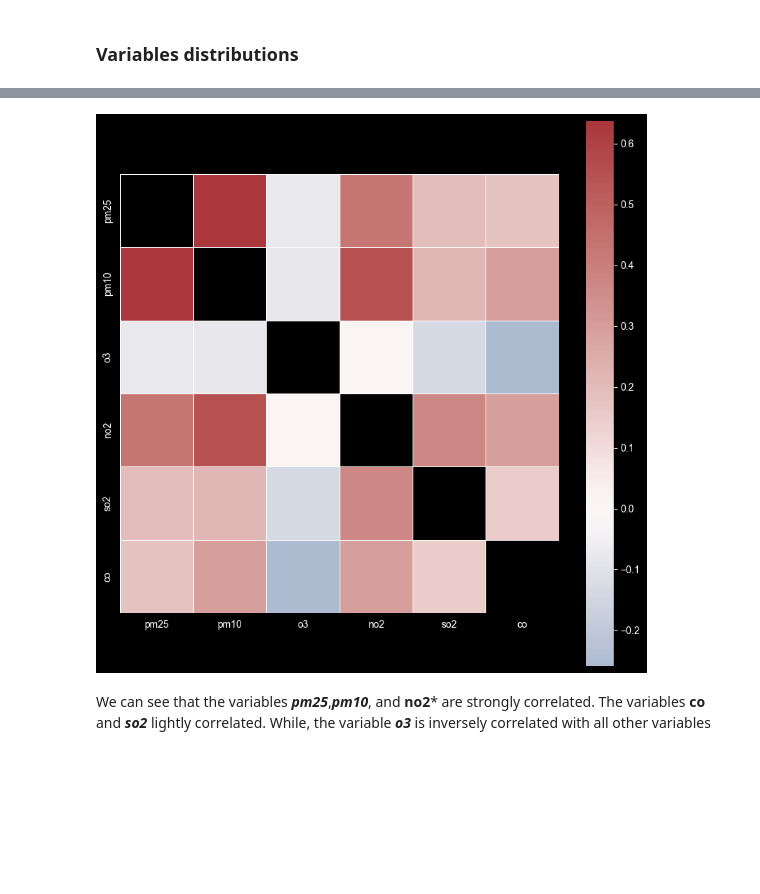
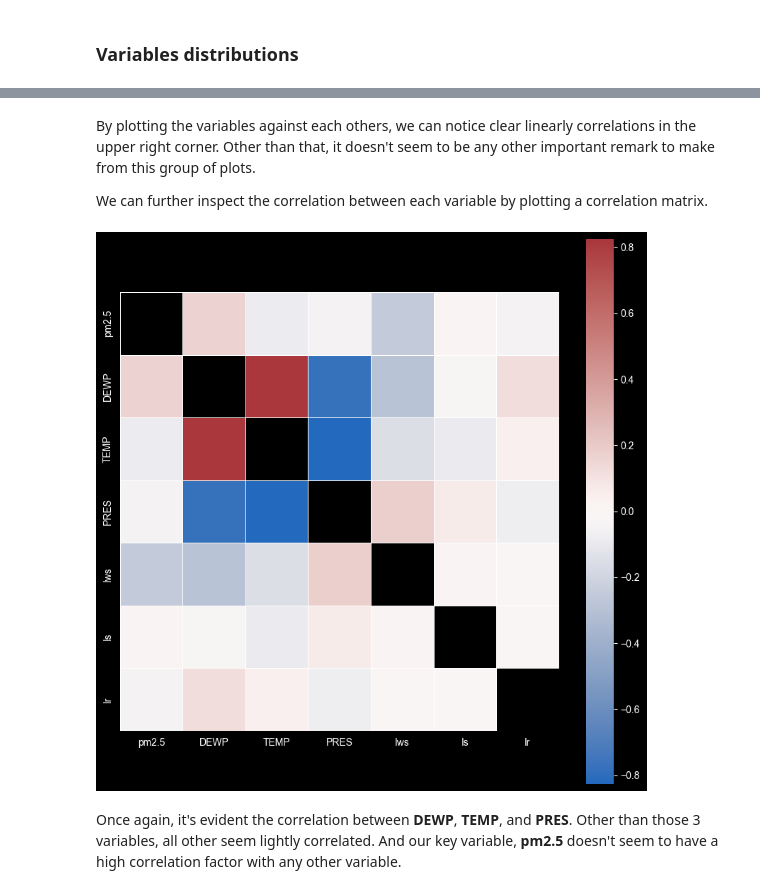
Before and after one commit to Jose-Bastos/MLops_Air, a Jupyter notebook: EDA.ipynb, the cells around one changed output, grey strips where cells are left out. Drawn from its saved outputs; the diff is of its cells as text; code cells hidden in the pictures; blank space fills up the shorter version.

```diff
--- a/EDA.ipynb
+++ b/EDA.ipynb
@@ -11,5 +11,5 @@ from datetime import datetime
 ## Loading CSV with Pandas plus 1st look into the data
 # %%
 #use pandas to load and convert the CSV
-df = pd.read_csv("AirQualityUCI.csv",sep=";")
+df = pd.read_csv("PRSA_data_2010.1.1-2014.12.31.csv")
 # %%
@@ -39,5 +35,6 @@ We can start by noticing that there 2 columns for date and time, 13 columns for
 # %%
-df = df.drop(columns=["Unnamed: 15","Unnamed: 16"])
+#drop indexing column
+df = df.drop(columns=["No"])
 print(df.info())
 # %% [output]
 <class 'pandas.core.frame.DataFrame'>
@@ -83,9 +59,0 @@ Above, we saw that all columns are of the dtype object which means they are stri
-# %%
-#1st convert data column to datetime object
-df["Date"],df["Time"] = pd.to_datetime(df["Date"], format = "%d/%m/%Y" ), pd.to_datetime(df["Time"],format="%H.%M.%S")
-
-df['CO(GT)'] = df['CO(GT)'].str.replace(',', '.').astype(float)
-df['C6H6(GT)'] = df['C6H6(GT)'].str.replace(',', '.').astype(float)
-df['T'] = df["T"].str.replace(',', '.').astype(float)
-df["RH"] = df["RH"].str.replace(',', '.').astype(float)
-df['AH'] = df['AH'].str.replace(',', '.').astype(float)
@@ -113,0 +87,11 @@ None
+# %%
+#be sure the df is sorted by date
+df["Datetime"] = pd.to_datetime(df["day"].astype(str) +"/" +  df["month"].astype(str) + "/" + df["year"].astype(str) +" " + df["hour"].astype(str),format="%d/%m/%Y %H")
+
+df.insert(0, 'Datetime', df.pop('Datetime'))
+df.sort_values(by=["Datetime"])
+
+#be sure there are no days missing
+null_counter = df["Datetime"].isnull().sum()
+print("The number of rows with NaN Date is:",null_counter)
+print(df.head())
@@ -219,11 +212,16 @@ sns.pairplot(df, height=1.5, plot_kws={"s": 2, "alpha": 0.2});
+# %% [markdown]
+By plotting the variables against each others, we can notice clear linearly correlations in the upper right corner. Other than that, it doesn't seem to be any other important remark to make from this group of plots.
+
+We can further inspect the correlation between each variable by plotting a correlation matrix.
 # %%
-df_corr = df.corr(method="pearson")
+
+df_corr = df.iloc[:,5:].corr(method="pearson")
 
 # Plot correlation matrix
 plt.figure(figsize=(10, 10))
 sns.heatmap(df_corr, mask=np.eye(len(df_corr)), square=True,
             center=0, fmt='', linewidths=.5,cmap="vlag");
 # %% [output]
-[figure, old version]
+[figure, new version]
-# %% [markdown]
-We can see that the variables ***pm25***,***pm10***, and **no2*** are strongly correlated. The variables **co** and ***so2*** lightly correlated. While, the variable ***o3*** is inversely correlated with all other variables
+# %% [markdown]
+Once again, it's evident the correlation between **DEWP**, **TEMP**, and **PRES**. Other than those 3 variables, all other seem lightly correlated. And our key variable, **pm2.5** doesn't seem to have a high correlation factor with any other variable.
```
Also changed, not shown: parts of 32 cells of this notebook, 1 other file.
